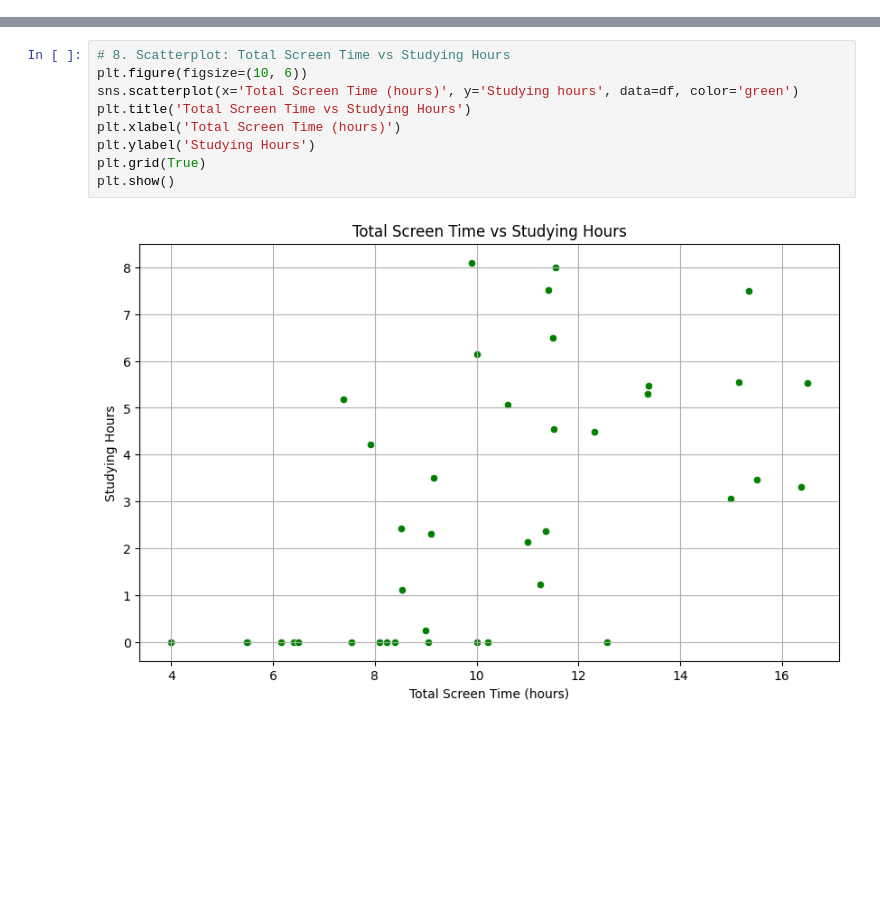
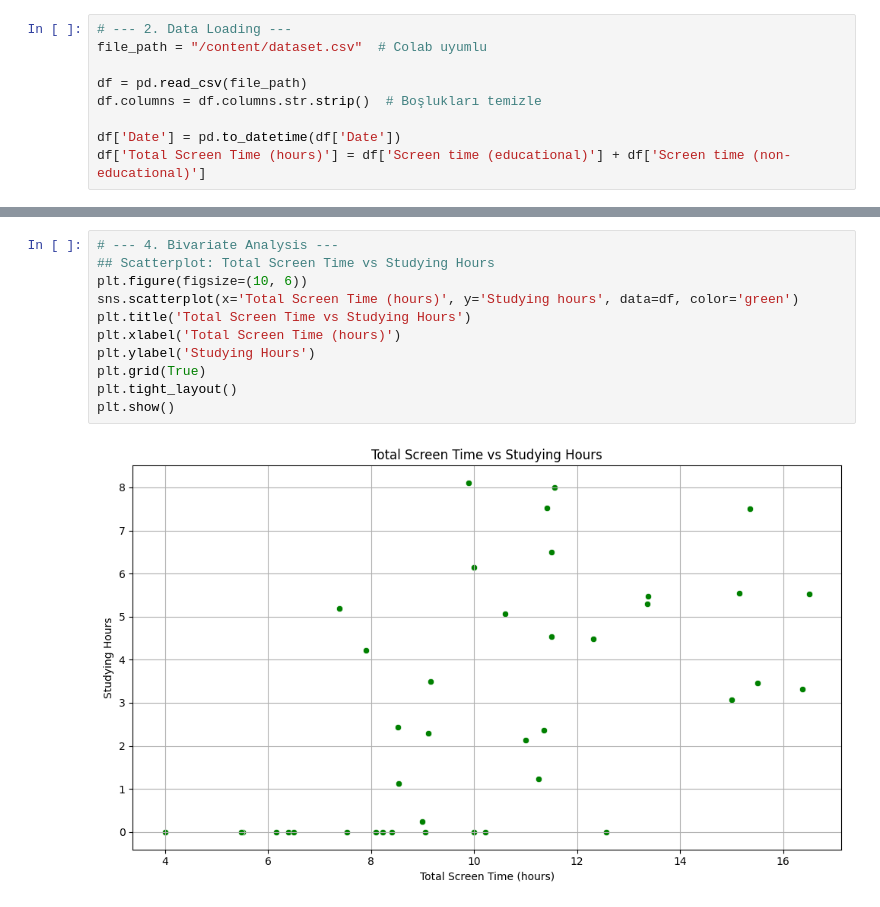
Before and after one commit to sudenilvarli/screentime_studyinghours, a Jupyter notebook: Visualization.ipynb, the cells around one changed output, grey strips where cells are left out. Drawn from its saved outputs; the diff is of its cells as text; blank space fills up the shorter version.

```diff
--- a/Visualization.ipynb
+++ b/Visualization.ipynb
@@ -43 +11,10 @@ df['Total Screen Time (hours)'] = df['Screen time (educational)'] + df['Screen t
+# %%
+# --- 2. Data Loading ---
+file_path = "/content/dataset.csv"  # Colab uyumlu
+
+df = pd.read_csv(file_path)
+df.columns = df.columns.str.strip()  # Boşlukları temizle
+
+df['Date'] = pd.to_datetime(df['Date'])
+df['Total Screen Time (hours)'] = df['Screen time (educational)'] + df['Screen time (non-educational)']
 # %%
@@ -64,11 +44,13 @@ plt.show()
 # %%
-# 8. Scatterplot: Total Screen Time vs Studying Hours
+# --- 4. Bivariate Analysis ---
+## Scatterplot: Total Screen Time vs Studying Hours
 plt.figure(figsize=(10, 6))
 sns.scatterplot(x='Total Screen Time (hours)', y='Studying hours', data=df, color='green')
 plt.title('Total Screen Time vs Studying Hours')
 plt.xlabel('Total Screen Time (hours)')
 plt.ylabel('Studying Hours')
 plt.grid(True)
+plt.tight_layout()
 plt.show()
 # %% [output]
-[figure, old version]
+[figure, new version]
```
Also changed, not shown: parts of 21 cells of this notebook.
